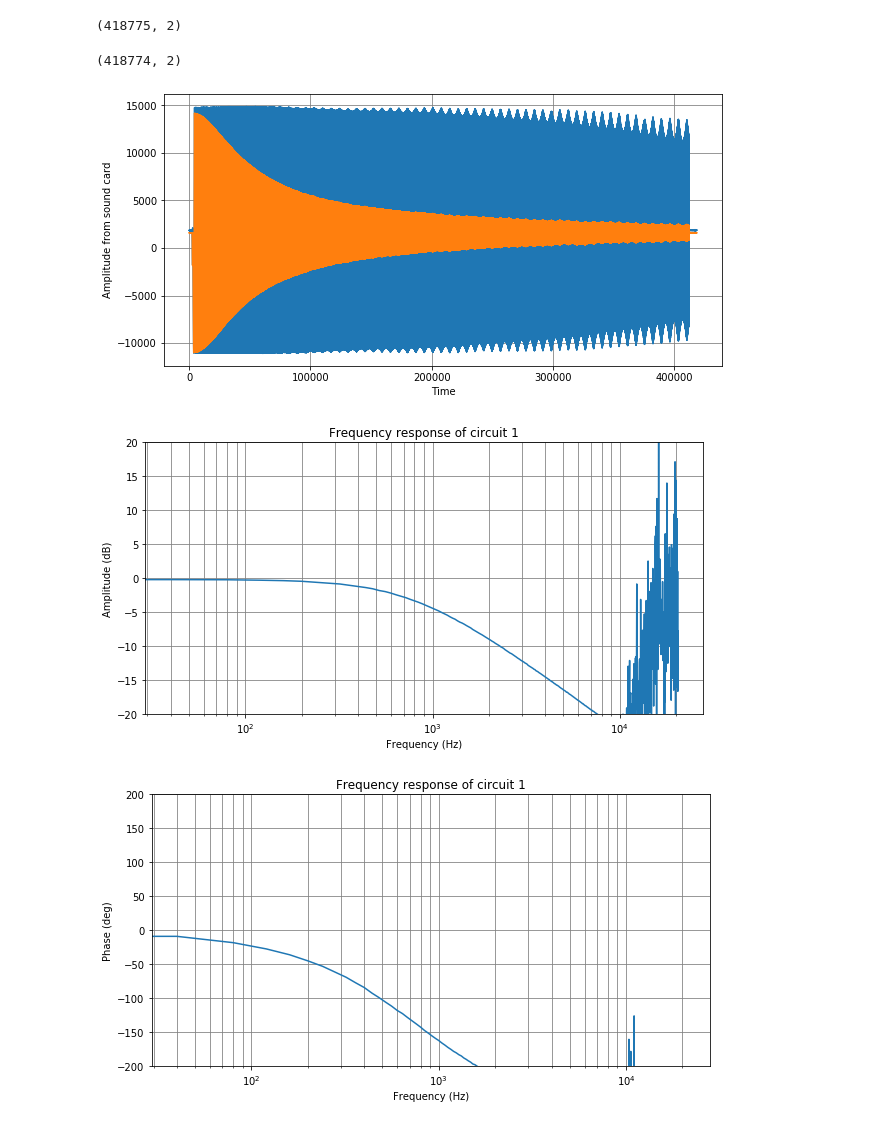
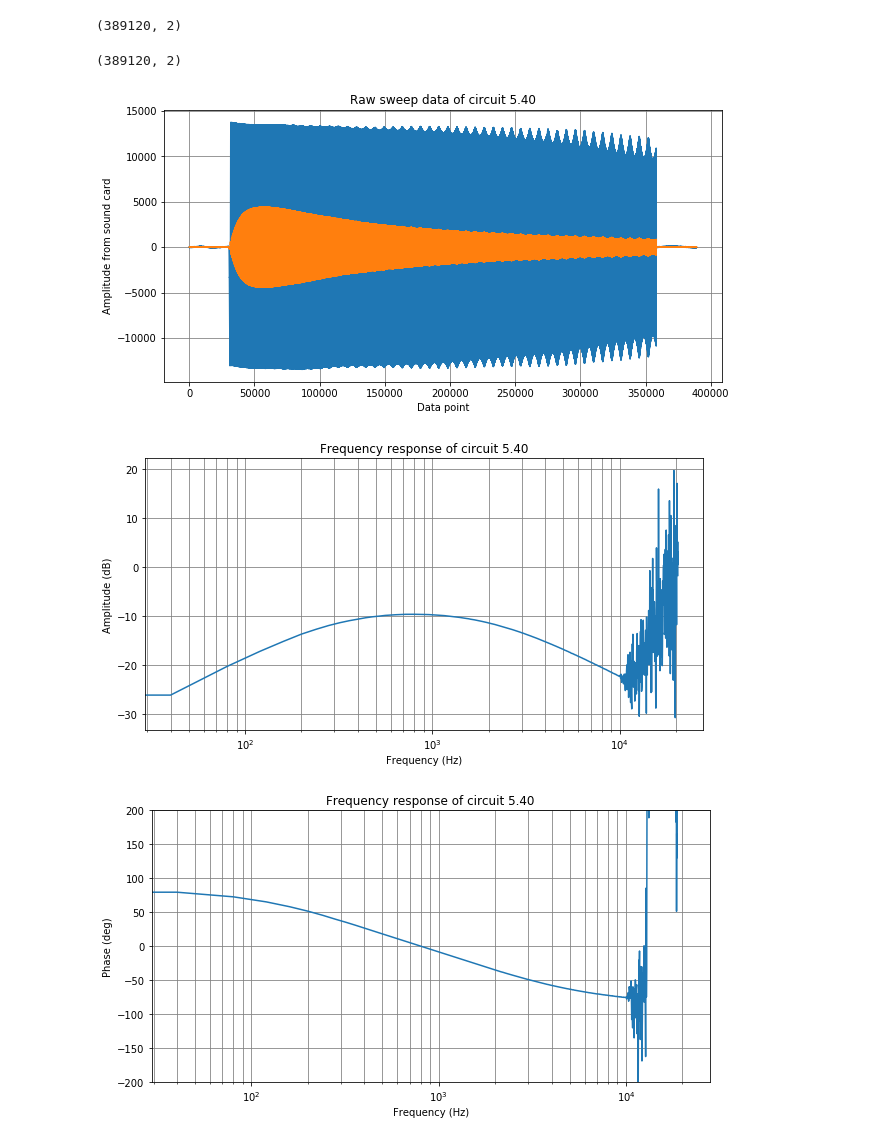
Before and after one commit to Reloin/wav2bode, a Jupyter notebook: bode_plot.ipynb, the cells around one changed output. Cells and saved outputs as stored; diff of their text form; code cells hidden in the pictures.

```diff
--- a/bode_plot.ipynb
+++ b/bode_plot.ipynb
@@ -7,19 +6,22 @@ sr, data = wavfile.read('bode.wav')
+# %%
+sr, data = wavfile.read('D:\Downloads\THU\电电实验\实验三\q3.wav')
+name = "circuit 5.40"
 # %%
 #showing dataset
 data
 data.shape
 # %% [output]
-(418775, 2)
+(389120, 2)
 # %%
 #removing blank before sweep, actually could be ignored
-n = 1
-while abs(data[n][0]) < 10:
-    n = n+1
-data = data[n:]
+#n = 1
+#while abs(data[n][0]) < 10:
+#    n = n+1
+#data = data[n:]
 n = data.shape[0]
 data.shape
 # %% [output]
-(418774, 2)
+(389120, 2)
 # %%
 #using scipy to convert sweep into complex signal form
 w, h = signal.freqz(data[:,1], data[:,0])
@@ -28,19 +30,19 @@ y = 20 * np.log10(abs(h))
 # %%
 #plotting raw data
 plt.figure(figsize=(10, 5))
 plt.plot(data)
-plt.title("")
-plt.xlabel("Time")
+plt.title("Raw sweep data of " + name)
+plt.xlabel("Data point")
 plt.ylabel("Amplitude from sound card")
 plt.grid(which='both', linestyle='-', color='grey')
 # %% [output]
-[figure, old version]
+[figure, new version]
 # %%
 #plotting amplitude
 plt.figure(1, figsize=(10, 5))
 plt.semilogx(x,y)
-plt.ylim([-20,20]) #limiting y-axis for
-plt.title("Frequency response of circuit 1")
+#plt.ylim([-20,20]) #limiting y-axis for
+plt.title("Frequency response of " + name)
 plt.xlabel("Frequency (Hz)")
 plt.ylabel("Amplitude (dB)")
 plt.grid(which='both', linestyle='-', color='grey')
@@ -48,12 +50,12 @@ plt.grid(which='both', linestyle='-', color='grey')
 #plotting phase shift
 angles = np.unwrap(np.angle(h))
 plt.figure(2, figsize=(10, 5))
-plt.semilogx(x,angles*180)
+plt.semilogx(x,angles*180/np.pi)
 plt.ylim([-200,200])
-plt.title("Frequency response of circuit 1")
+plt.title("Frequency response of " + name)
 plt.xlabel("Frequency (Hz)")
 plt.ylabel("Phase (deg)")
 plt.grid(which='both', linestyle='-', color='grey')
 # %% [output]
-[figure, old version]
+[figure, new version]
-[figure, old version]
+[figure, new version]
```
Also changed, not shown: parts of 1 cell of this notebook, 1 other file.
